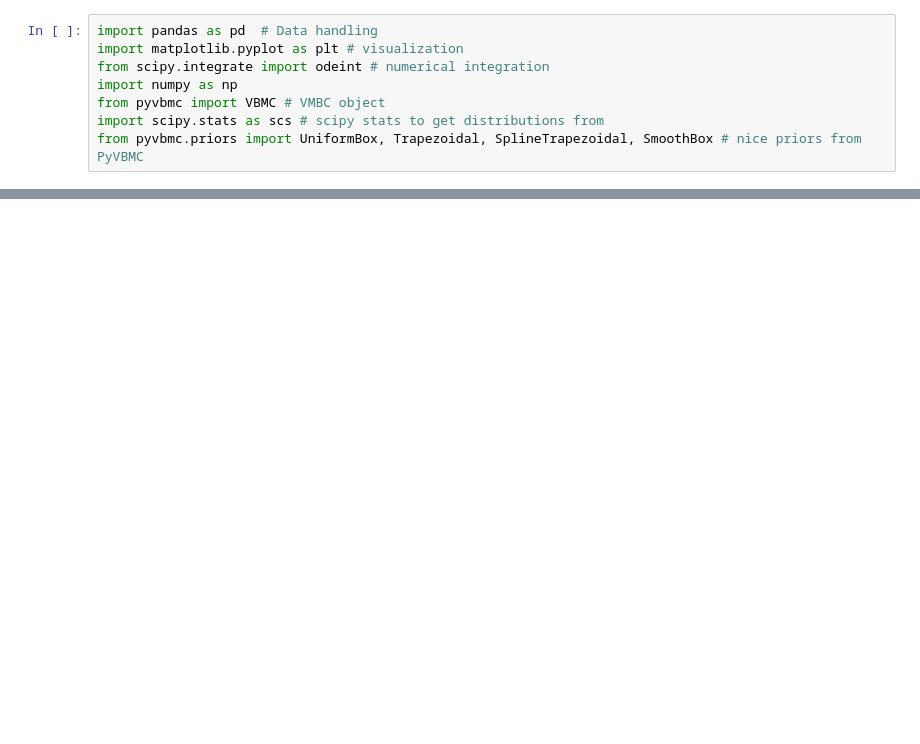
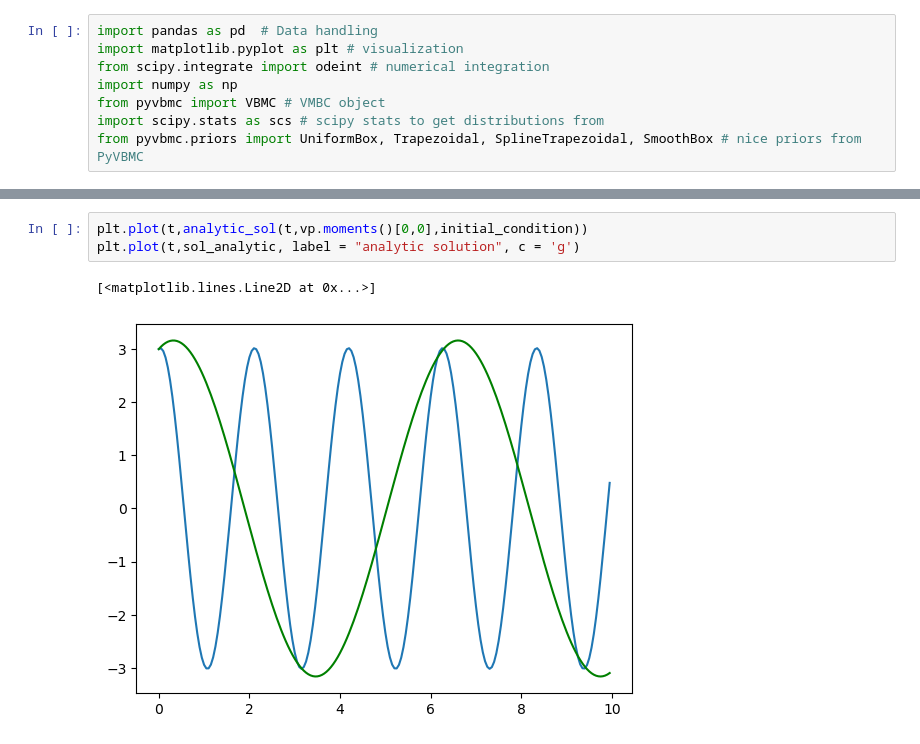
Before and after one commit to valentine-alia/BPE, a Jupyter notebook: do_you_even_SHO_bro.ipynb, the cells around one changed output, grey strips where cells are left out. Drawn from its saved outputs; the diff is of its cells as text; blank space fills up the shorter version.

```diff
--- a/do_you_even_SHO_bro.ipynb
+++ b/do_you_even_SHO_bro.ipynb
@@ -49,0 +111,6 @@ plt.show()
+# %%
+plt.plot(t,analytic_sol(t,vp.moments()[0,0],initial_condition))
+plt.plot(t,sol_analytic, label = "analytic solution", c = 'g')
+# %% [output]
+[<matplotlib.lines.Line2D at 0x...>]
+[figure, added]
```
Also changed, not shown: parts of 22 cells of this notebook, 3 other files.
